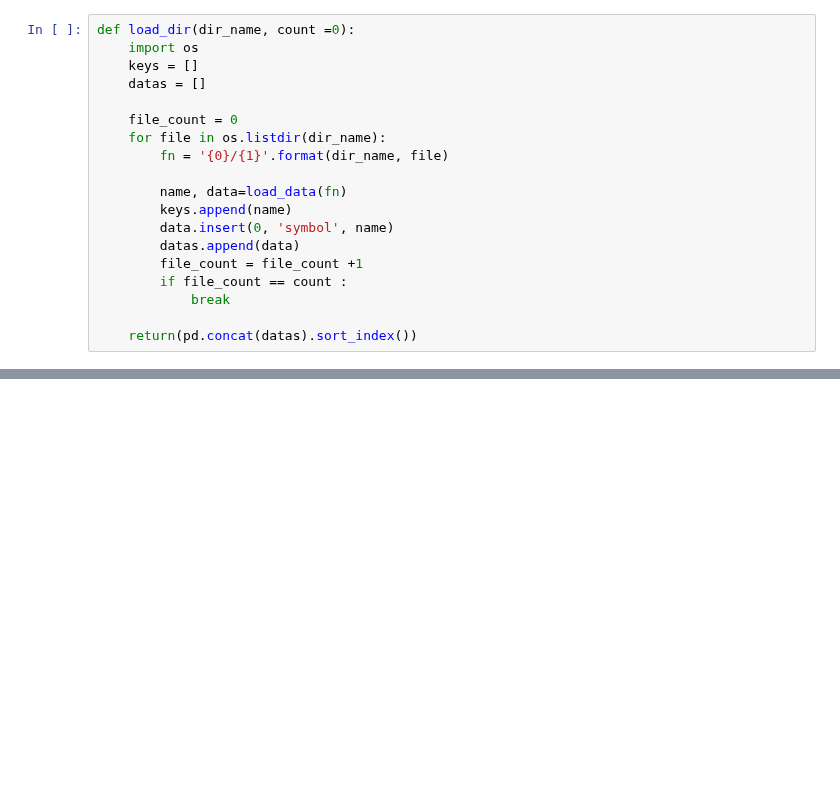
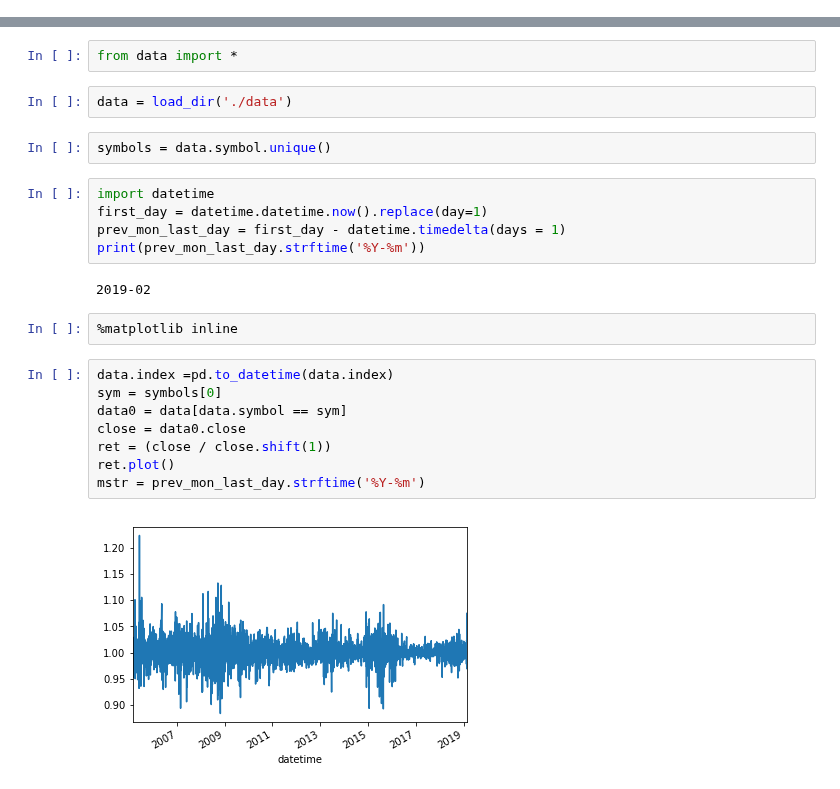
Before and after one commit to belmount/tmpy, a Jupyter notebook: strategy.ipynb, the cells around one changed output, grey strips where cells are left out. Saved outputs shown, nothing was run; the diff lists cells and outputs as text; blank space fills up the shorter version.

Commit message:
move data load to dataloader class

```diff
--- a/strategy.ipynb
+++ b/strategy.ipynb
@@ -33,19 +0,0 @@ def load_data(filename):
-# %%
-def load_dir(dir_name, count =0):
-    import os
-    keys = []
-    datas = []
-
-    file_count = 0
-    for file in os.listdir(dir_name):
-        fn = '{0}/{1}'.format(dir_name, file)
-
-        name, data=load_data(fn)
-        keys.append(name)
-        data.insert(0, 'symbol', name)
-        datas.append(data)
-        file_count = file_count +1
-        if file_count == count :
-            break
-
-    return(pd.concat(datas).sort_index())
@@ -286,0 +11,25 @@ floor(1000/(3.5*100))
+# %%
+from data import *
+# %%
+data = load_dir('./data')
+# %%
+symbols = data.symbol.unique()
+# %%
+import datetime
+first_day = datetime.datetime.now().replace(day=1)
+prev_mon_last_day = first_day - datetime.timedelta(days = 1)
+print(prev_mon_last_day.strftime('%Y-%m'))
+# %% [output]
+2019-02
+# %%
+%matplotlib inline
+# %%
+data.index =pd.to_datetime(data.index)
+sym = symbols[0]
+data0 = data[data.symbol == sym]
+close = data0.close
+ret = (close / close.shift(1))
+ret.plot()
+mstr = prev_mon_last_day.strftime('%Y-%m')
+# %% [output]
+[figure, added]
```
Also changed, not shown: parts of 50 cells of this notebook, 2 other files.
